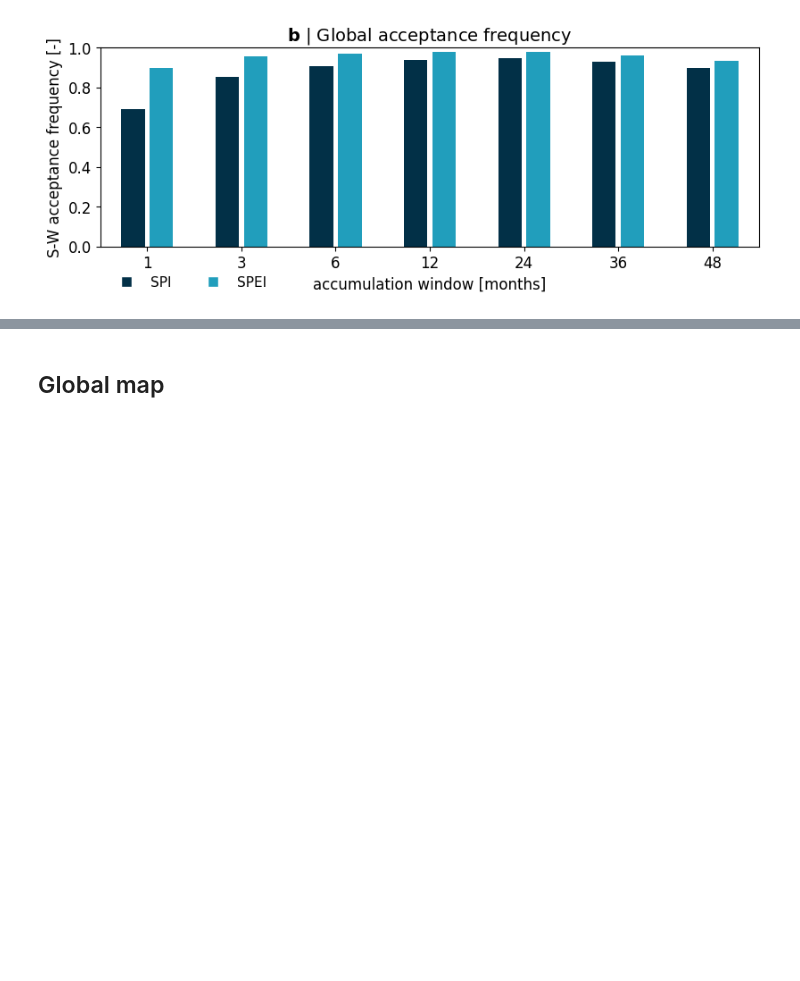
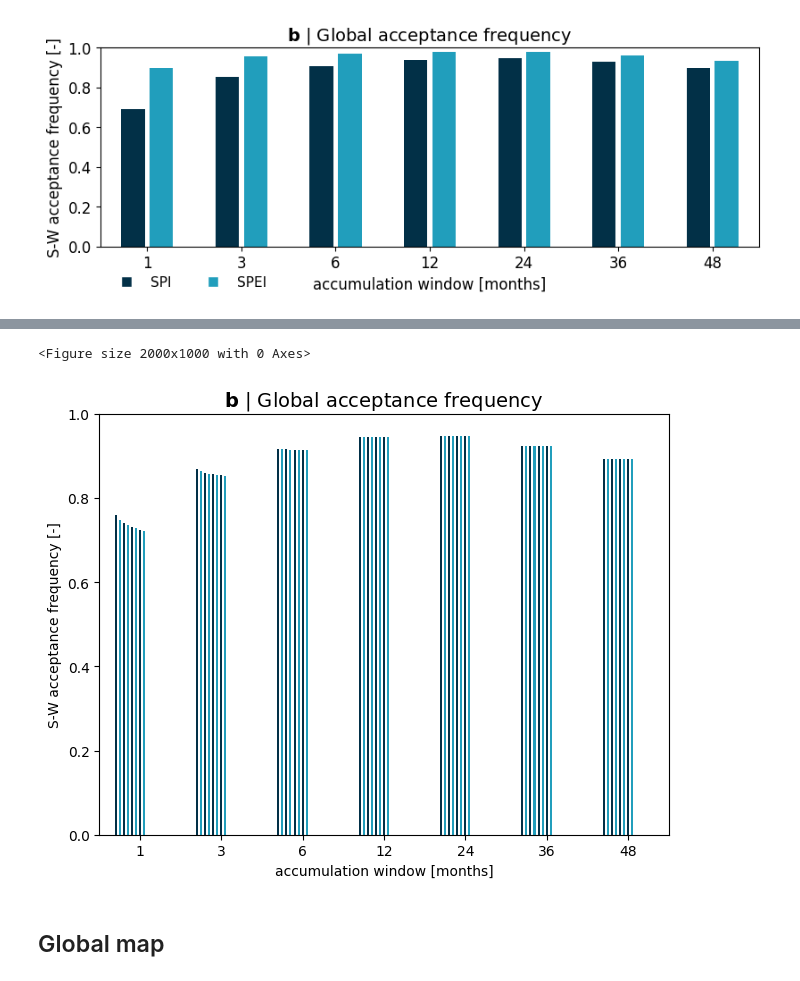
Before and after one commit to jkeune/ERA5-Drought_data, a Jupyter notebook: Figure3_quality.ipynb, the cells around one changed output, grey strips where cells are left out. Drawn from its saved outputs; the diff is of its cells as text; code cells hidden in the pictures; blank space fills up the shorter version.

Commit message:
chore: rename, numbers for text

```diff
--- a/Figure3_quality.ipynb
+++ b/Figure3_quality.ipynb
@@ -288,0 +319,9 @@ plt.show()
+# %%
+pvtoplot = np.zeros(shape=(1,7*8))
+i = 0
+for window in [1,3,6,12,24,36,48]:
+    for pzero in np.arange(0.1,0.9,0.1):
+        tmp = vspi_sig_sum_pzero[f'spi{window}'][f'pzero{str(pzero).zfill(1)}']['significant']/vspi_sig_sum_pzero[f'spi{window}'][f'pzero{str(pzero).zfill(1)}']['totals']
+        pvtoplot[0,i] = np.mean(tmp)
+        i += 1
+print(pvtoplot)
@@ -289,3 +356,51 @@ plt.show()
+# %%
+nrow = 1
+ncol = 1
+plt.figure(figsize=(20,10))
+fig, ax1 = plt.subplots(nrow, ncol, sharex=False)
+#fig.suptitle(f"Acceptance rate (Shapiro-Wilks test, alpha=0.05)", fontsize=14)
+plt.setp([ax1], xticks=[1, 2, 3, 4, 5, 6, 7], xticklabels=['1','3','6','12','24','36','48'])
+fig.tight_layout()
+
+col1 = hex2rgb(spi_configs['colors'][0])
+col2 = hex2rgb(spei_configs['colors'][0])
+mycolors = 7*[col1, col2]
+title1 = r"$\bf{" + f"{string.ascii_lowercase[1]}" + "}$"
+ax1.set_title(f'{title1} | Global acceptance frequency', fontsize=14, loc='center')
+ax1.set_ylim([0,1])
+ax1.set_xlim([0.5,7.5])
+bar1 = ax1.bar([0.70,0.75,0.80,0.85,0.90,0.95,1.00,1.05,
+                1.70,1.75,1.80,1.85,1.90,1.95,2.00,2.05,
+                2.70,2.75,2.80,2.85,2.90,2.95,3.00,3.05,
+                3.70,3.75,3.80,3.85,3.90,3.95,4.00,4.05,
+                4.70,4.75,4.80,4.85,4.90,4.95,5.00,5.05,
+                5.70,5.75,5.80,5.85,5.90,5.95,6.00,6.05,
+                6.70,6.75,6.80,6.85,6.90,6.95,7.00,7.05], pvtoplot[0,:], width=0.025,
+         color=mycolors, alpha=1)
+ax1.set_xlabel("accumulation window [months]")
+ax1.set_ylabel("S-W acceptance frequency [-]")
+#for rect in bar1:
+#    height = rect.get_height()
+#    mytext = ["SPI","SPEI"]
+#    plt.text(rect.get_x() + rect.get_width() / 2.0, height, f'{mytext}', ha='center', va='bottom')
+#ax1.bar_label(ax1.containers[0])
+
+#fig.tight_layout(pad=1.65)
+#fig.subplots_adjust(bottom=0.15, hspace=0.5)
+#plt.gcf().set_size_inches(9, 3)
+
+#fig.legend(fontsize="12", loc ="lower center", ncol=2)
+#legnames = ["SPI", "SPEI"]
+#legend_elements = []
+#for i in range(len(legnames)):
+#    legend_elements.append(Line2D([0], [0], marker='s', color='w', label=legnames[i], markerfacecolor=[col1, col2][i], markersize=8))
+#plt.legend(handles=legend_elements, fontsize=11, loc ="lower left", ncol=2, bbox_to_anchor=(0.0,-0.275),
+#          frameon=False)
+
+plt.show()
+# %% [output]
+<Figure size 2000x1000 with 0 Axes>
+[figure, added]
 # %% [markdown]
 ## Global map
 # %%
```
Also changed, not shown: parts of 9 cells of this notebook.
